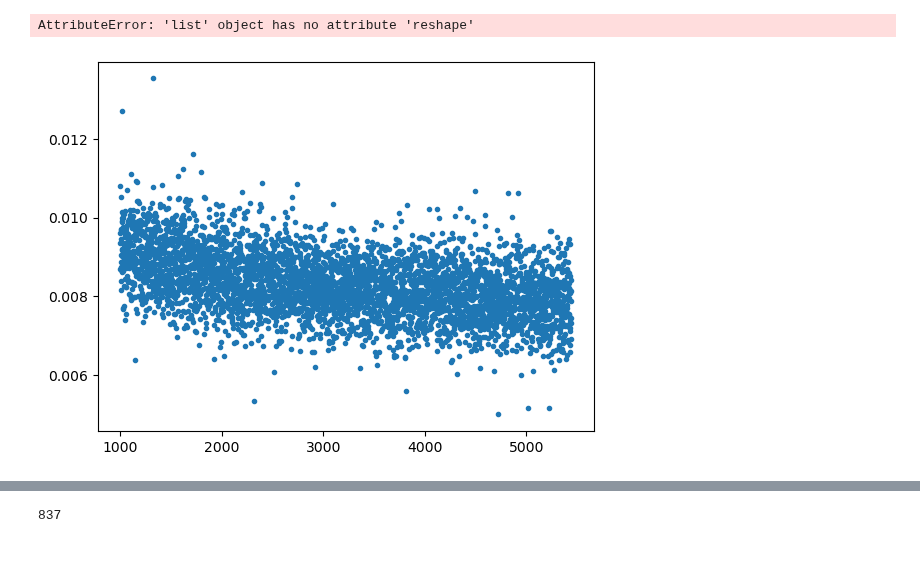
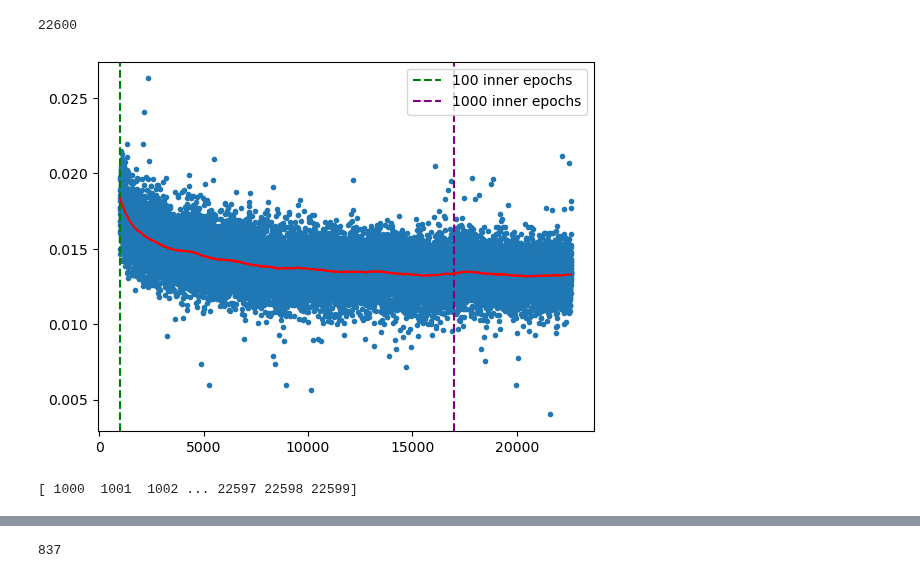
Before and after one commit to AhmedGamal411/DiffusionSpeech2Face, a Jupyter notebook: test copy.ipynb, the cells around one changed output, grey strips where cells are left out. Drawn from its saved outputs; the diff is of its cells as text; code cells hidden in the pictures.

Commit message:
- Tuning parameters and plots

```diff
--- a/test copy.ipynb
+++ b/test copy.ipynb
@@ -2,32 +2,39 @@
 import pickle
 with open('imagen_features_low_res_asis_8_24s.ptloss_total_1.picke', 'rb') as handle:
     loss_list = pickle.load(handle)
+# %%
+len(loss_list)
+# %% [output]
+22600
 # %%
 from scipy.signal import savgol_filter
 import matplotlib.pyplot as plt
 import numpy as np
+import math
 
 plt.plot(np.arange(len(loss_list[1000::])) + 1000,loss_list[1000::],'.')
-yhat = savgol_filter(loss_list, 1000, 3)
+yhat = savgol_filter(loss_list, 1000, 1)
 
 
-mm = np.array(loss_list[1000::]).reshape(-1, 60).max(axis=1)
 
-max_x = np.argsort(loss_list[1000::], axis=0)[-10:]
-max_y = np.take(loss_list[1000::], max_x)
-order = np.argsort(max_x)
-plt.plot(max_x[order] + 1000,max_y[order],'r')
+#mm = np.array(loss_list[1000:math.floor(len(loss_list) / 10 ** 3) * 10 ** 3:]).reshape(-1, 100).max(axis=1)
+#print(mm)
+#max_x = np.argsort(mm, axis=0)[-10:]
+#print(max_x)
+#max_y = np.take(loss_list[1000::], max_x)
+#order = np.argsort(max_x)
+#plt.plot(max_x[order] + 1000,max_y[order],'r')
 #print(max_x)
 #print(max_y)
 
 plt.axvline(x=1000,linestyle='--',color='green',label='100 inner epochs')
-plt.axvline(x=4842,linestyle='--',color='purple',label='10 inner epochs')
+plt.axvline(x=17000,linestyle='--',color='purple',label='1000 inner epochs')
 plt.legend(bbox_to_anchor = (1.0, 1), loc = 'upper right')
 plt.plot(np.arange(len(loss_list[1000::])) + 1000,yhat[1000::],'r')
 
 plt.show()
 
 print(np.arange(len(loss_list[1000::])) + 1000)
 # %% [output]
+[figure, new version]
-AttributeError: 'list' object has no attribute 'reshape'
+[ 1000  1001  1002 ... 22597 22598 22599]
-[figure, old version]
```
Also changed, not shown: parts of 2 cells of this notebook, 4 other files.
